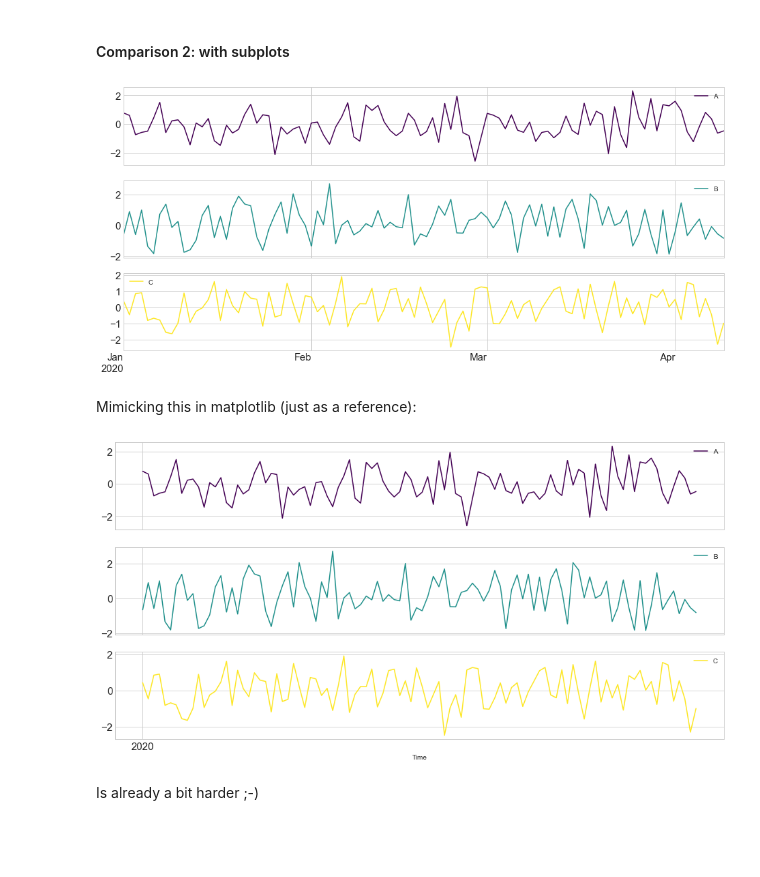
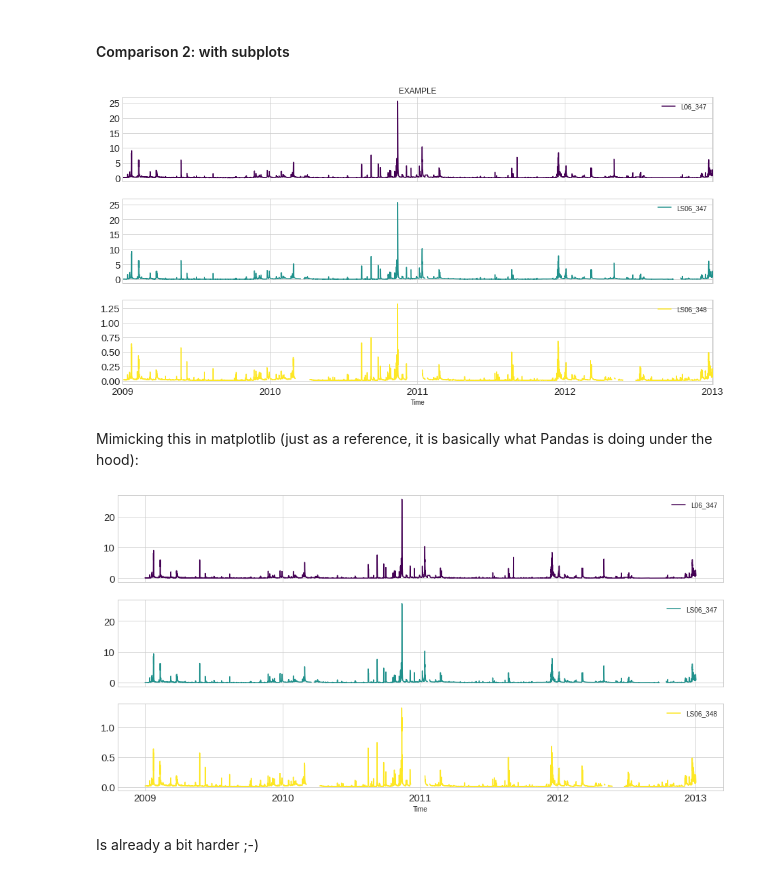
Before and after one commit to jorisvandenbossche/course-python-geospatial, a Jupyter notebook: notebooks/visualization-01-matplotlib.ipynb, the cells around one changed output. Drawn from its saved outputs; the diff is of its cells as text; code cells hidden in the pictures; blank space fills up the shorter version.

Commit message:
Update matplotlib notebook

```diff
--- a/notebooks/visualization-01-matplotlib.ipynb
+++ b/notebooks/visualization-01-matplotlib.ipynb
@@ -219,0 +233,4 @@ df = pd.DataFrame(np.random.randn(100, 3), columns=["A", "B", "C"], index=pd.dat
+# %%
+flowdata = pd.read_csv('data/vmm_flowdata.csv',
+                       index_col='Time',
+                       parse_dates=True)
@@ -240,25 +269,26 @@ is still ok!
 # %% [markdown]
 #### Comparison 2: with subplots
 # %%
-axs = df.plot(subplots=True, sharex=True,
-              figsize=(16, 8), colormap='viridis', # Dark2
-              fontsize=15, rot=0)
+axs = flowdata.plot(subplots=True, sharex=True,
+                    figsize=(16, 8), colormap='viridis', # Dark2
+                    fontsize=15, rot=0)
+axs[0].set_title("EXAMPLE");
 # %% [output]
-[figure, old version]
+[figure, new version]
 # %% [markdown]
-Mimicking this in matplotlib (just as a reference):
+Mimicking this in matplotlib (just as a reference, it is basically what Pandas is doing under the hood):
 # %%
 from matplotlib import cm
 import matplotlib.dates as mdates
 
-colors = [cm.viridis(x) for x in np.linspace(0.0, 1.0, len(df.columns))] # list comprehension to set up the colors
+colors = [cm.viridis(x) for x in np.linspace(0.0, 1.0, len(flowdata.columns))] # list comprehension to set up the colors
 
 fig, axs = plt.subplots(3, 1, figsize=(16, 8))
 
-for ax, col, station in zip(axs, colors, df.columns):
-    ax.plot(df.index, df[station], label=station, color=col)
+for ax, col, station in zip(axs, colors, flowdata.columns):
+    ax.plot(flowdata.index, flowdata[station], label=station, color=col)
     ax.legend()
-    if not ax.is_last_row():
+    if not ax.get_subplotspec().is_last_row():
         ax.xaxis.set_ticklabels([])
         ax.xaxis.set_major_locator(mdates.YearLocator())
     else:
@@ -267,7 +297,7 @@ for ax, col, station in zip(axs, colors, df.columns):
         ax.set_xlabel('Time')
     ax.tick_params(labelsize=15)
 # %% [output]
-[figure, old version]
+[figure, new version]
 # %% [markdown]
 Is already a bit harder ;-)
 # %% [markdown]
```
Also changed, not shown: parts of 33 cells of this notebook, 1 other file.
